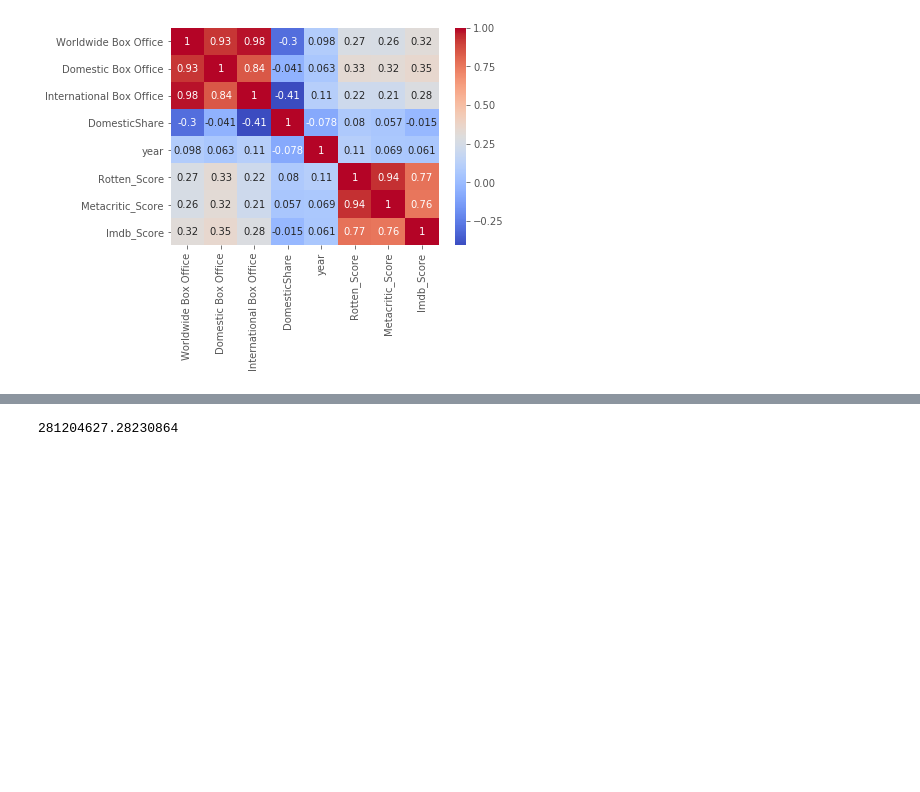
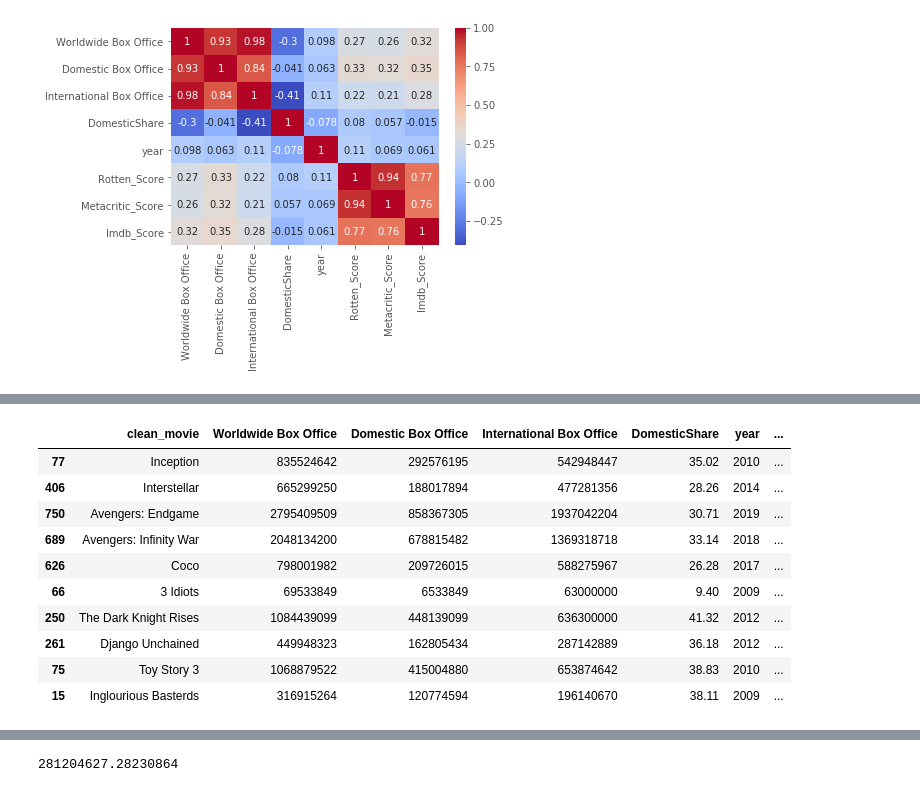
Before and after one commit to ColinMaloney/movies, a Jupyter notebook: yearly_rating.ipynb, the cells around one changed output, grey strips where cells are left out. Drawn from its saved outputs; the diff is of its cells as text; code cells hidden in the pictures; blank space fills up the shorter version.

```diff
--- a/yearly_rating.ipynb
+++ b/yearly_rating.ipynb
@@ -296,0 +229,14 @@ final_df.query('year==2019').corr()
+# %%
+final_df.sort_values('Imdb_Score',ascending=False).head(10)
+# %% [output]
+|  | clean_movie | Worldwide Box Office | Domestic Box Office | International Box Office | DomesticShare | year | ... |
+| 77 | Inception | 835524642 | 292576195 | 542948447 | 35.02 | 2010 | ... |
+| 406 | Interstellar | 665299250 | 188017894 | 477281356 | 28.26 | 2014 | ... |
+| 750 | Avengers: Endgame | 2795409509 | 858367305 | 1937042204 | 30.71 | 2019 | ... |
+| 689 | Avengers: Infinity War | 2048134200 | 678815482 | 1369318718 | 33.14 | 2018 | ... |
+| 626 | Coco | 798001982 | 209726015 | 588275967 | 26.28 | 2017 | ... |
+| 66 | 3 Idiots | 69533849 | 6533849 | 63000000 | 9.40 | 2009 | ... |
+| 250 | The Dark Knight Rises | 1084439099 | 448139099 | 636300000 | 41.32 | 2012 | ... |
+| 261 | Django Unchained | 449948323 | 162805434 | 287142889 | 36.18 | 2012 | ... |
+| 75 | Toy Story 3 | 1068879522 | 415004880 | 653874642 | 38.83 | 2010 | ... |
+| 15 | Inglourious Basterds | 316915264 | 120774594 | 196140670 | 38.11 | 2009 | ... |
```
Also changed, not shown: parts of 24 cells of this notebook.
